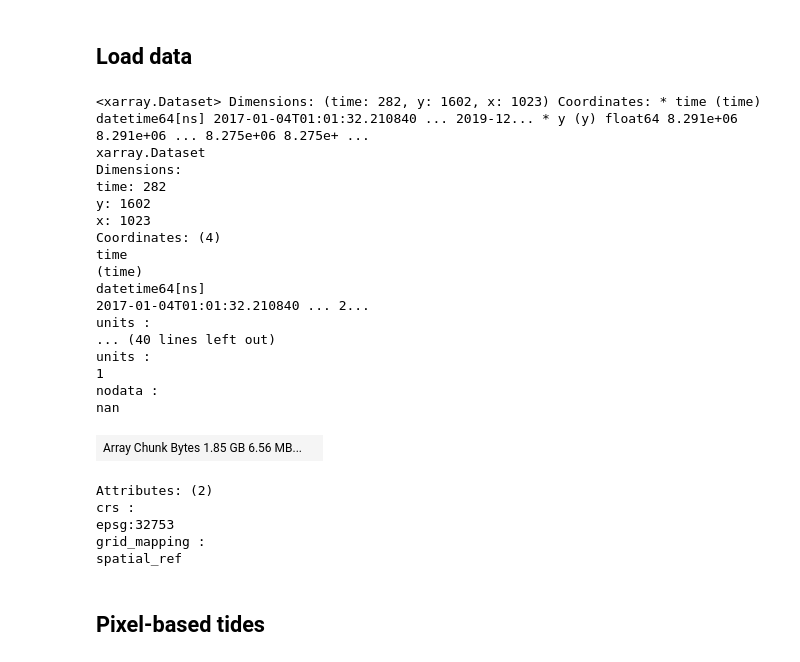
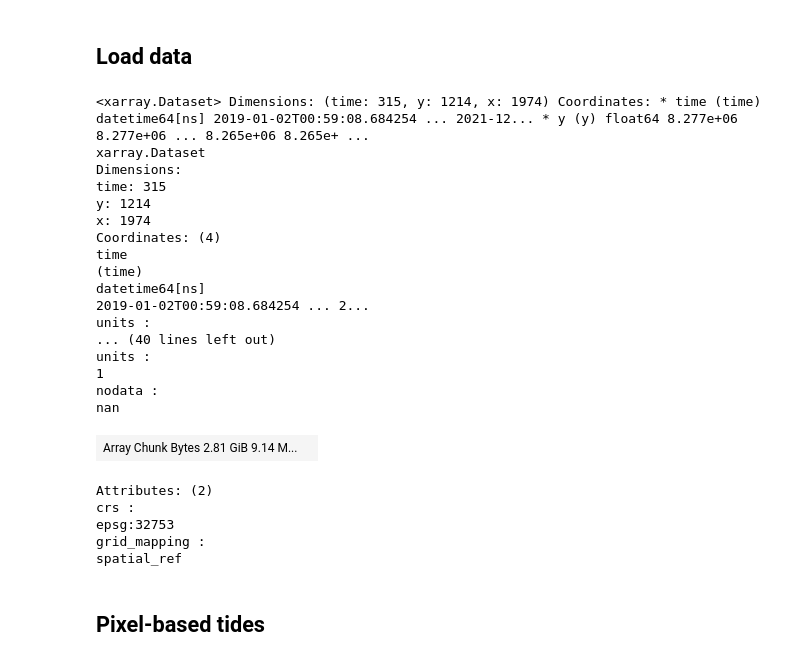
Before and after one commit to GeoscienceAustralia/dea-intertidal, a Jupyter notebook: notebooks/Virtual_product_pixel.ipynb, the cells around one changed output. Cells and saved outputs as stored; diff of their text form; code cells hidden in the pictures.

```diff
--- a/notebooks/Virtual_product_pixel.ipynb
+++ b/notebooks/Virtual_product_pixel.ipynb
@@ -121,28 +141,28 @@ Map(center=[-26, 135], controls=(ZoomControl(options=['position', 'zoom_in_text'
 # %%
 ds = load_data(dc=dc,
                geom=geom,
-               time_range=('2017', '2019'),
+               time_range=('2019', '2021'),
                resolution=10)
 ds
 # %% [output]
-<xarray.Dataset> Dimensions: (time: 282, y: 1602, x: 1023) Coordinates: * time (time) datetime64[ns] 2017-01-04T01:01:32.210840 ... 2019-12... * y (y) float64 8.291e+06 8.291e+06 ... 8.275e+06 8.275e+ ...
+<xarray.Dataset> Dimensions: (time: 315, y: 1214, x: 1974) Coordinates: * time (time) datetime64[ns] 2019-01-02T00:59:08.684254 ... 2021-12... * y (y) float64 8.277e+06 8.277e+06 ... 8.265e+06 8.265e+ ...
 xarray.Dataset
 Dimensions:
-time: 282
-y: 1602
-x: 1023
+time: 315
+y: 1214
+x: 1974
 Coordinates: (4)
 time
 (time)
 datetime64[ns]
-2017-01-04T01:01:32.210840 ... 2...
+2019-01-02T00:59:08.684254 ... 2...
 units :
 ... (40 lines left out)
 units :
 1
 nodata :
 nan
-| Array Chunk Bytes 1.85 GB 6.56 MB... |  |
+| Array Chunk Bytes 2.81 GiB 9.14 M... |  |
 Attributes: (2)
 crs :
 epsg:32753
```
Also changed, not shown: parts of 20 cells of this notebook.
